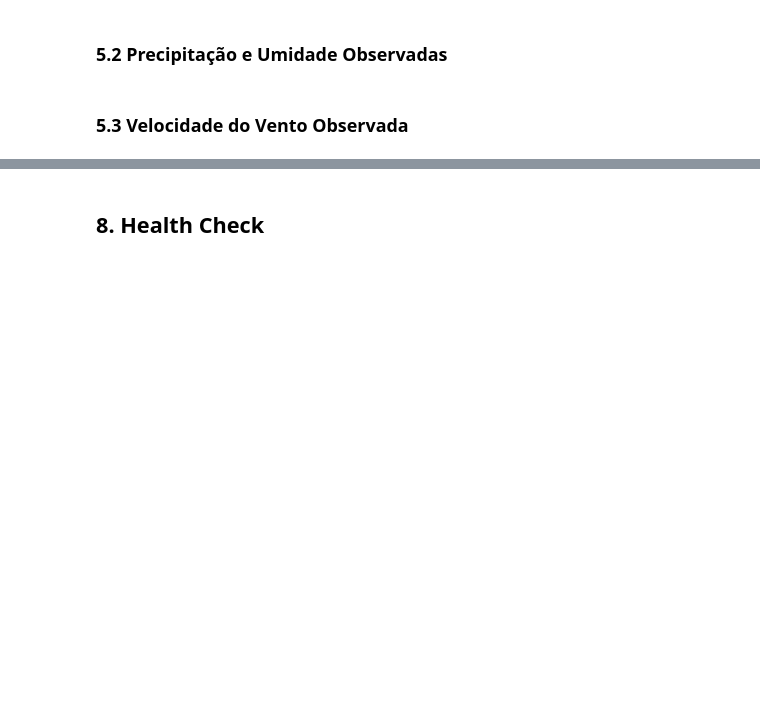
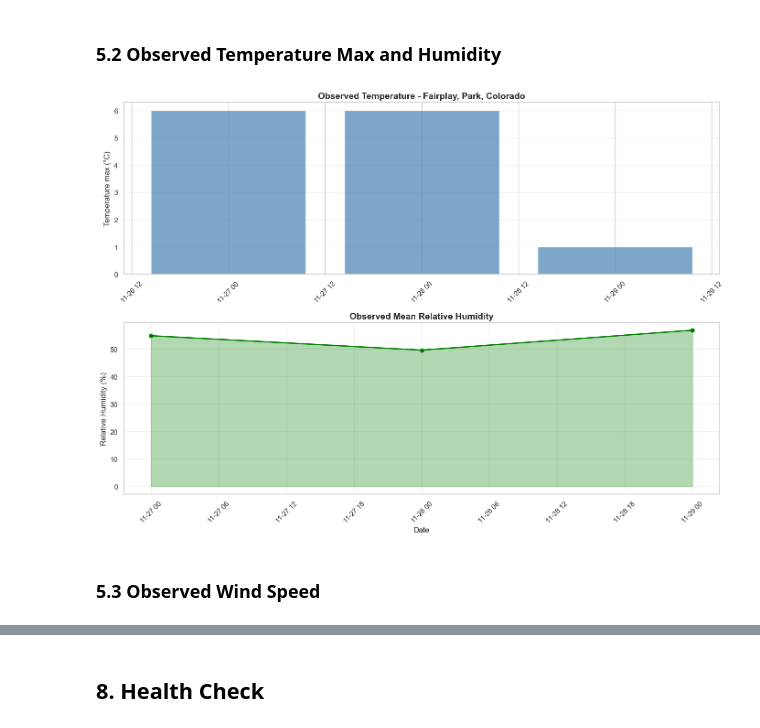
Before and after one commit to silvianesoares/EVAONLINE, a Jupyter notebook: EVAonline_validation_v1.0.0/notebooks/07_nws_stations_api_demo.ipynb, the cells around one changed output, grey strips where cells are left out. Cells and saved outputs as stored; diff of their text form; code cells hidden in the pictures; blank space fills up the shorter version.

```diff
--- a/EVAonline_validation_v1.0.0/notebooks/07_nws_stations_api_demo.ipynb
+++ b/EVAonline_validation_v1.0.0/notebooks/07_nws_stations_api_demo.ipynb
@@ -128,28 +199,30 @@ plt.show()
 # %% [markdown]
-### 5.2 Precipitação e Umidade Observadas
+### 5.2 Observed Temperature Max and Humidity
 # %%
 fig, (ax1, ax2) = plt.subplots(2, 1, figsize=(14, 10))
 
-# Precipitação
-ax1.bar(df['date'], df['precipitation'], color='steelblue', alpha=0.7)
-ax1.set_ylabel('Precipitação (mm)', fontsize=12)
-ax1.set_title(f'Precipitação Observada - {location_name}', fontsize=14, fontweight='bold')
+# Temperature Max
+ax1.bar(df['date'], df['temp_max'], color='steelblue', alpha=0.7)
+ax1.set_ylabel('Temperature max (°C)', fontsize=12)
+ax1.set_title(f'Observed Temperature - {location_name}', fontsize=14, fontweight='bold')
 ax1.grid(True, alpha=0.3, axis='y')
 
-# Umidade Relativa
+# Relative Humidity
 ax2.plot(df['date'], df['humidity'], color='green', linewidth=2, marker='o')
 ax2.fill_between(df['date'], df['humidity'], alpha=0.3, color='green')
-ax2.set_xlabel('Data', fontsize=12)
-ax2.set_ylabel('Umidade Relativa (%)', fontsize=12)
-ax2.set_title('Umidade Relativa Média Observada', fontsize=14, fontweight='bold')
+ax2.set_xlabel('Date', fontsize=12)
+ax2.set_ylabel('Relative Humidity (%)', fontsize=12)
+ax2.set_title('Observed Mean Relative Humidity', fontsize=14, fontweight='bold')
 ax2.grid(True, alpha=0.3)
 
 plt.setp(ax1.xaxis.get_majorticklabels(), rotation=45)
 plt.setp(ax2.xaxis.get_majorticklabels(), rotation=45)
 plt.tight_layout()
 plt.show()
+# %% [output]
+[figure, added]
 # %% [markdown]
-### 5.3 Velocidade do Vento Observada
+### 5.3 Observed Wind Speed
 # %%
 fig, ax = plt.subplots(figsize=(14, 6))
 
```
Also changed, not shown: parts of 23 cells of this notebook, 17 other files.
